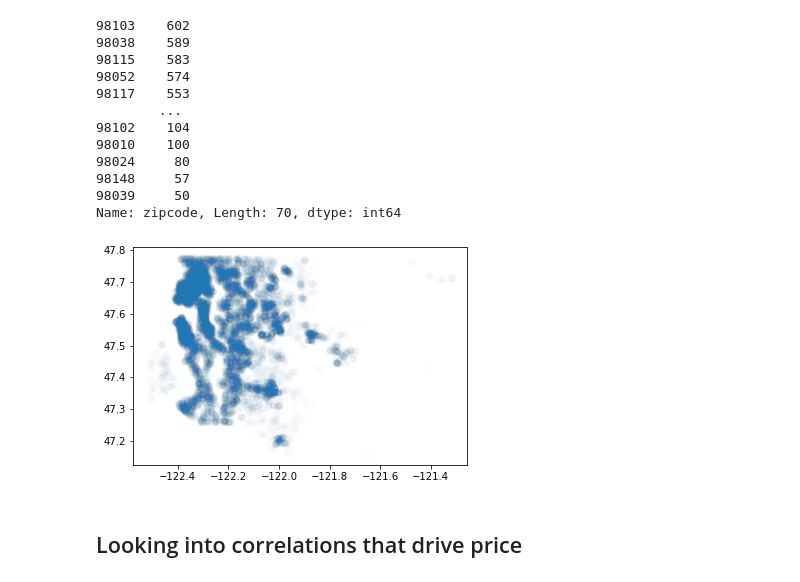
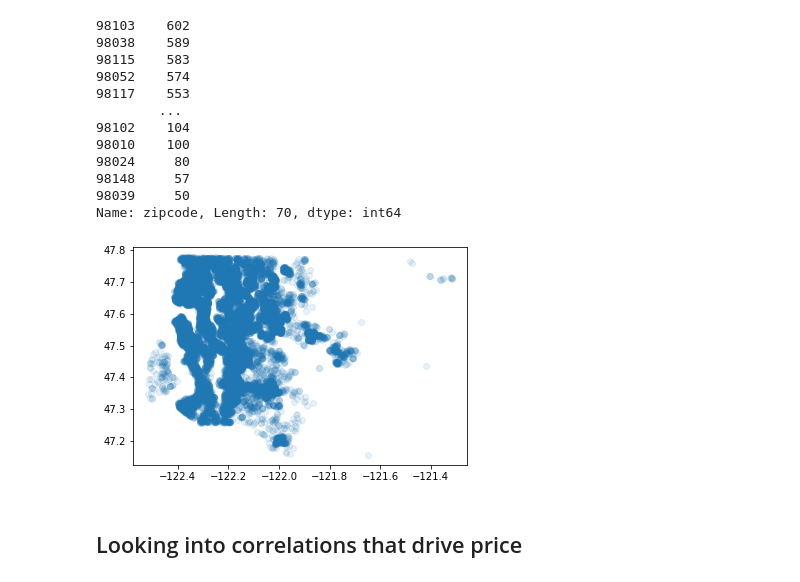
Before and after one commit to hanis-z/King-County-Millenial-homeowner-program, a Jupyter notebook: individualNotebooks/Kyle notebook.ipynb, the cells around one changed output. Drawn from its saved outputs; the diff is of its cells as text; code cells hidden in the pictures.

```diff
--- a/individualNotebooks/Kyle notebook.ipynb
+++ b/individualNotebooks/Kyle notebook.ipynb
@@ -117,9 +117,9 @@ df['zipcode'].value_counts() #concentrations in zipcode
 Name: zipcode, Length: 70, dtype: int64
 # %%
 fig, ax=plt.subplots()
-ax.scatter(df['long'], df['lat'], alpha=.01);
+ax.scatter(df['long'], df['lat'], alpha=.1);
 # %% [output]
-[figure, old version]
+[figure, new version]
 # %% [markdown]
 ## Looking into correlations that drive price
 # %%
```
Also changed, not shown: parts of 14 cells of this notebook, 2 other files.
